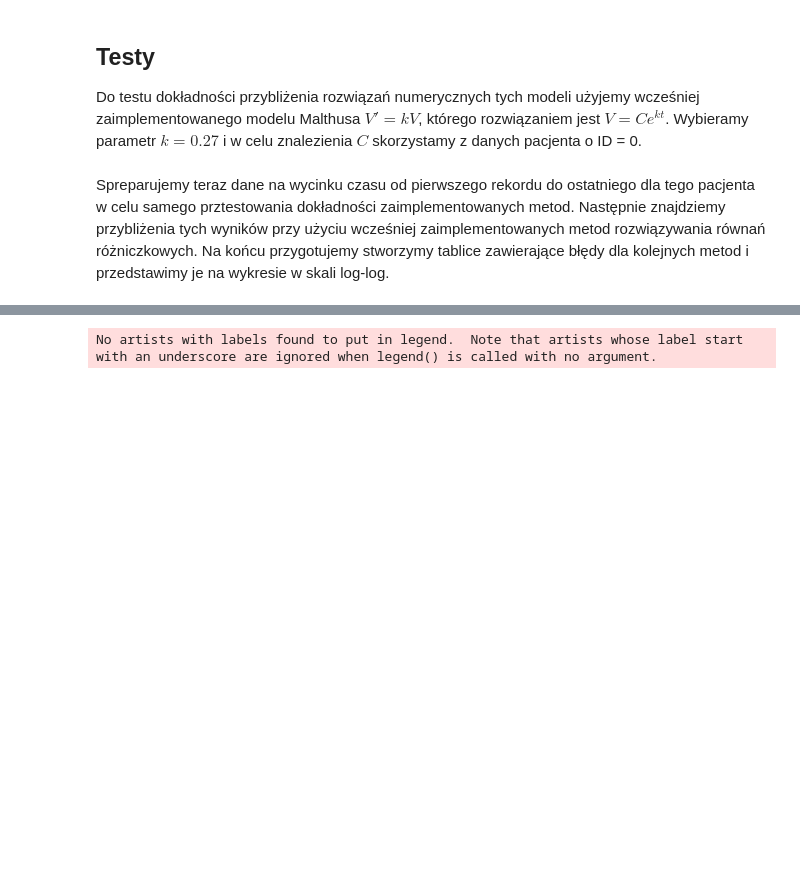
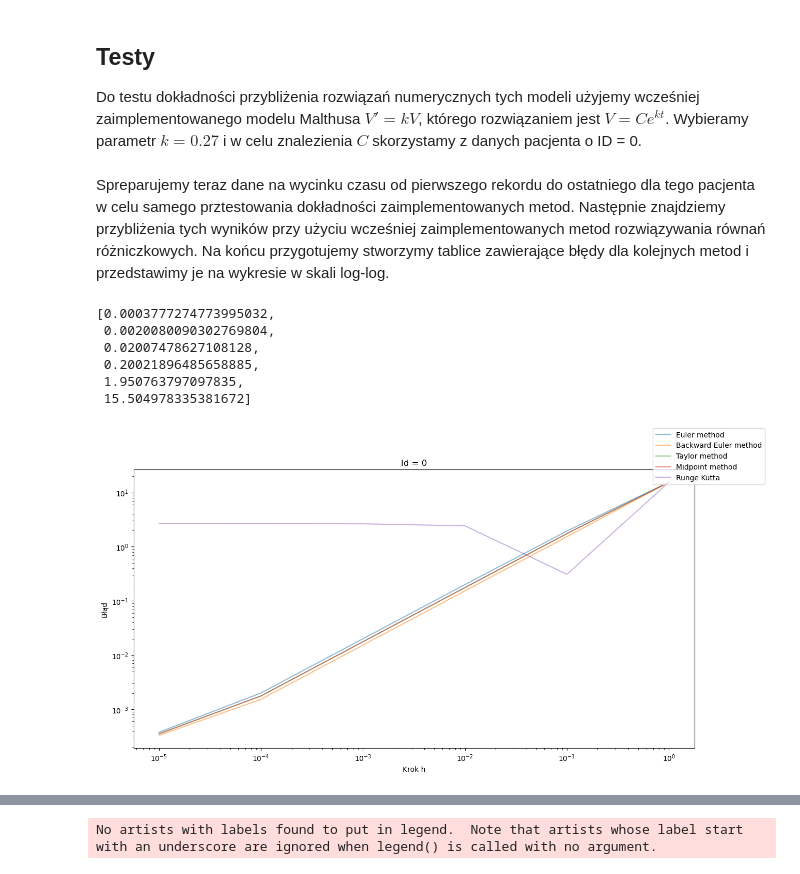
Before and after one commit to Tomexr1/Rownania_rozniczkowe, a Jupyter notebook: Prezentacja.ipynb, the cells around one changed output, grey strips where cells are left out. Drawn from its saved outputs; the diff is of its cells as text; code cells hidden in the pictures; blank space fills up the shorter version.

```diff
--- a/Prezentacja.ipynb
+++ b/Prezentacja.ipynb
@@ -577,6 +577,49 @@ k = 0.27
 C = lung_0.Observation.iloc[0] / np.exp(k * lung_0.Time.iloc[0])  # znalezienie stałej C
 # %% [markdown]
 Spreparujemy teraz dane na wycinku czasu od pierwszego rekordu do ostatniego dla tego pacjenta w celu samego prztestowania dokładności zaimplementowanych metod. Następnie znajdziemy przybliżenia tych wyników przy użyciu wcześniej zaimplementowanych metod rozwiązywania równań różniczkowych. Na końcu przygotujemy stworzymy tablice zawierające błędy dla kolejnych metod i przedstawimy je na wykresie w skali log-log.
+# %%
+hs = [10 ** (-i) for i in range(6)][::-1]
+ys1, ys2, ys3, ys4, ys5 = [], [], [], [], []
+for h in hs:
+    n = 1 / h  # ilość kroków
+    ys1.append(euler_method(malthus_diff, lung_0['Time'][0], lung_0['Observation'][0], h, int(n))[1][-1])
+    ys2.append(backward_euler_method(malthus_diff, lung_0['Time'][0], lung_0['Observation'][0], h, int(n))[1][-1])
+    ys3.append(quadratic_taylor_method(malthus_diff, lung_0['Time'][0], lung_0['Observation'][0], h, int(n))[1][-1])
+    ys4.append(euler_midpoint_method(malthus_diff, lung_0['Time'][0], lung_0['Observation'][0], h, int(n))[1][-1])
+    ys5.append(runge_kutta_method(malthus_diff, lung_0['Time'][0], lung_0['Observation'][0], h, int(n))[1][-1])
+
+ys = [malthus(lung_0['Time'][0]+1, C, k)] * 6
+
+# print(ys1)
+
+ys1_err = [abs(y) for y in np.subtract(ys1, ys)]
+ys2_err = [abs(y) for y in np.subtract(ys2, ys)]
+ys3_err = [abs(y) for y in np.subtract(ys3, ys)]
+ys4_err = [abs(y) for y in np.subtract(ys4, ys)]
+ys5_err = [abs(y) for y in np.subtract(ys5, ys)]
+# %%
+ys1_err
+# %% [output]
+[0.0003777274773995032,
+ 0.0020080090302769804,
+ 0.02007478627108128,
+ 0.20021896485658885,
+ 1.950763797097835,
+ 15.504978335381672]
+# %%
+fig, ax = plt.subplots()
+ax.loglog(hs, ys1_err, label='Euler method', alpha=0.5)
+ax.loglog(hs, ys2_err, label='Backward Euler method', alpha=0.5)
+ax.loglog(hs, ys3_err, label='Taylor method', alpha=0.5)
+ax.loglog(hs, ys4_err, label='Midpoint method', alpha=0.5)
+ax.loglog(hs, ys5_err, label='Runge Kutta', alpha=0.5)
+fig.legend()
+plt.title('Id = 0')
+plt.xlabel('Krok h')
+plt.ylabel('Błąd')
+plt.yscale('log')
+# %% [output]
+[figure, added]
 # %%
 h = 10 ** (-3)  # krok czasu
 n = (lung_0['Time'].iloc[-1] - lung_0['Time'][0]) / h  # ilość kroków
```
Also changed, not shown: parts of 1 cell of this notebook.
